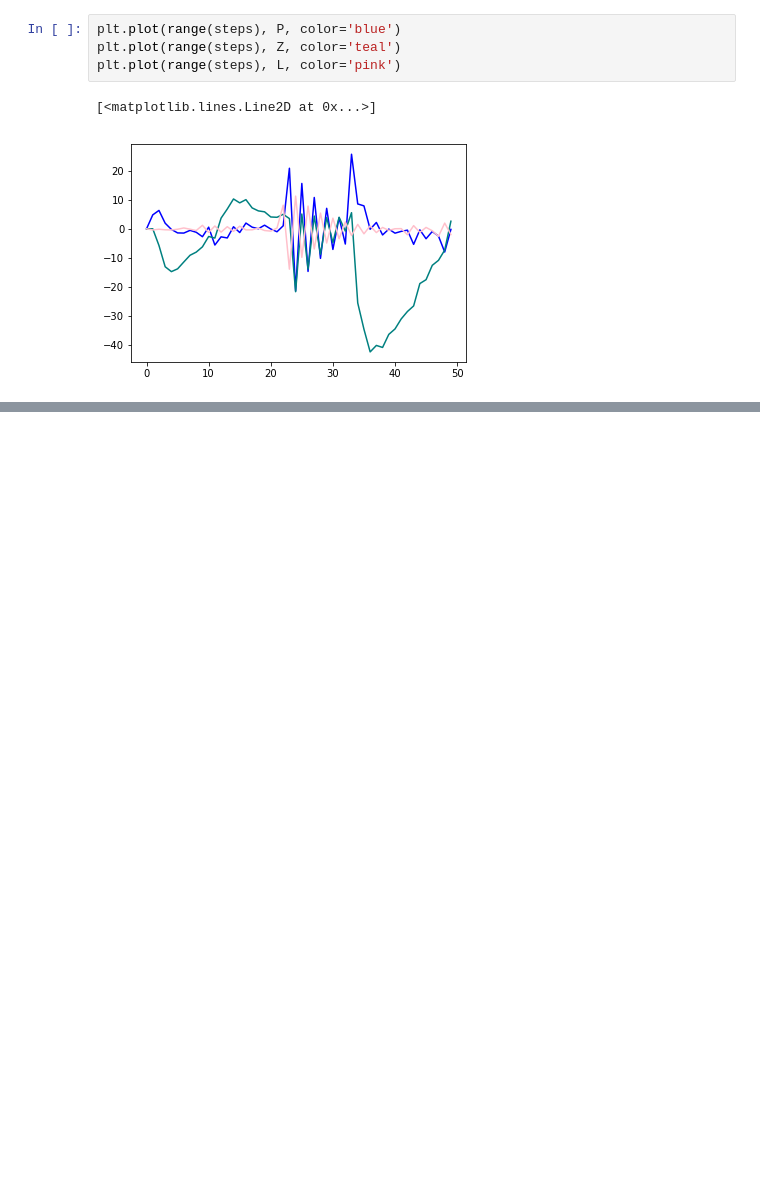
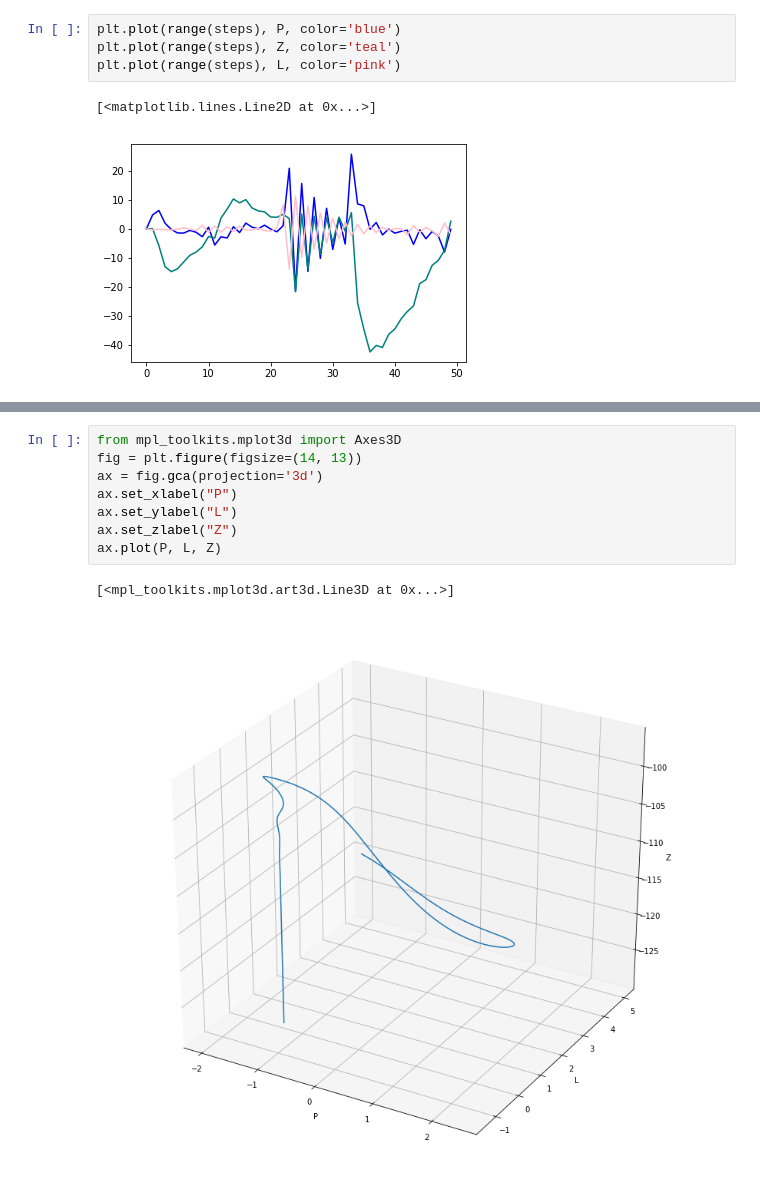
Before and after one commit to rgarcia-herrera/sistemas-dinamicos, a Jupyter notebook: dinamica_amor.ipynb, the cells around one changed output, grey strips where cells are left out. Cells and saved outputs as stored; diff of their text form; blank space fills up the shorter version.

```diff
--- a/dinamica_amor.ipynb
+++ b/dinamica_amor.ipynb
@@ -114,0 +194,11 @@ plt.plot(range(steps), L, color='pink')
+# %%
+from mpl_toolkits.mplot3d import Axes3D
+fig = plt.figure(figsize=(14, 13))
+ax = fig.gca(projection='3d')
+ax.set_xlabel("P")
+ax.set_ylabel("L")
+ax.set_zlabel("Z")
+ax.plot(P, L, Z)
+# %% [output]
+[<mpl_toolkits.mplot3d.art3d.Line3D at 0x...>]
+[figure, added]
```
Also changed, not shown: parts of 10 cells of this notebook.
